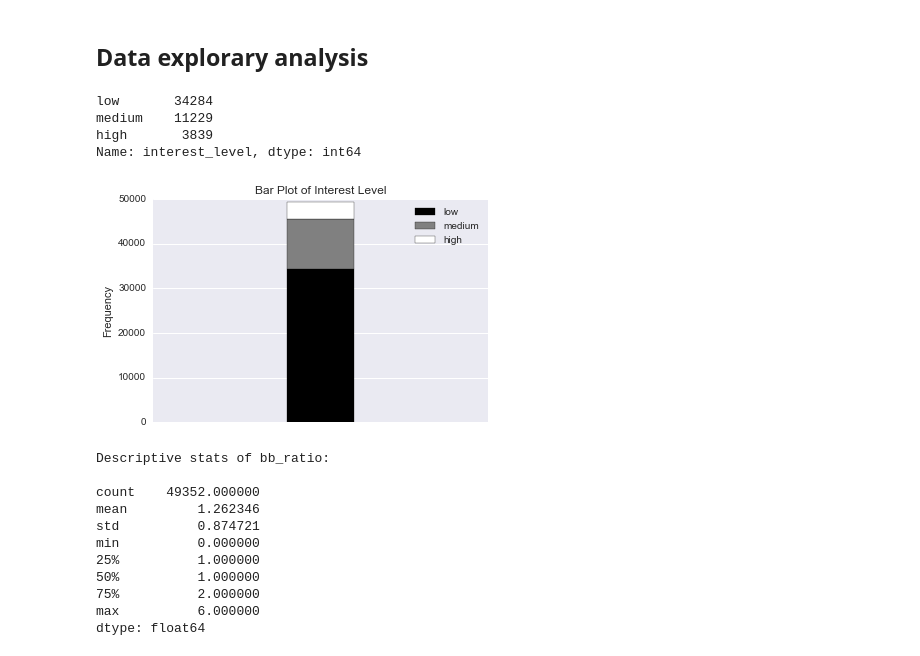
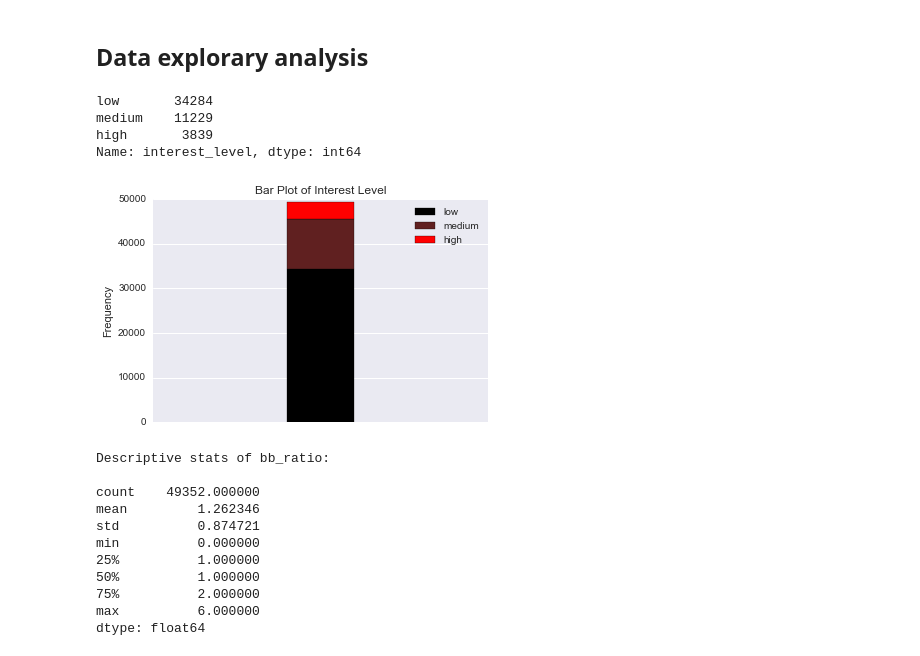
Before and after one commit to al825/Reatal_List_Classification, a Jupyter notebook: rental_list_classification.ipynb, the cells around one changed output. Saved outputs shown, nothing was run; the diff lists cells and outputs as text; code cells hidden in the pictures.

Commit message:
Use gradient colors to represent interest levels.

```diff
--- a/rental_list_classification.ipynb
+++ b/rental_list_classification.ipynb
@@ -41,21 +42,28 @@ train_set.head()
 # %%
 # Response var: interest_level
 interest_level_count = train_set['interest_level'].value_counts()
 print(interest_level_count)
 
+# creaate gradient color bar for interest levels
+red = Color("black")
+level_c = list(red.range_to(Color("red"),len(interest_level_count)))
+
+
 
 ax = plt.subplot(1, 1, 1)
 for i in range(len(interest_level_count)):
-    ax.bar(0.2, interest_level_count[i], width=0.1, bottom=sum(interest_level_count[0:i]), label=interest_level_count.index[i], color=str(np.linspace(0, 1, 3)[i]))
+    ax.bar(0.2, interest_level_count[i], width=0.1, bottom=sum(interest_level_count[0:i]), label=interest_level_count.index[i],
+           color = level_c[i].rgb)
+
 ax.set(xlim=(0, 0.5), xticks=(), title='Bar Plot of Interest Level', ylabel='Frequency')
 plt.legend()
 plt.show()
 # %% [output]
 low       34284
 medium    11229
 high       3839
 Name: interest_level, dtype: int64
-[figure, old version]
+[figure, new version]
 # %%
 # Number of bedrooms, bathrooms
 # create a new var: bathroom-bedroom ratio
```
Also changed, not shown: parts of 5 cells of this notebook.
